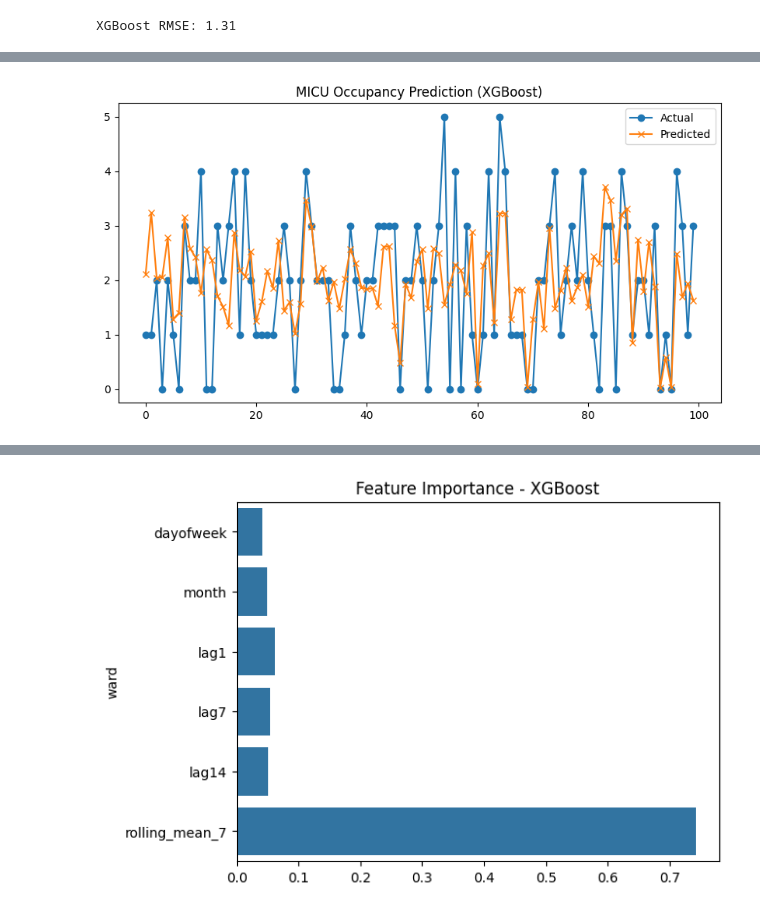
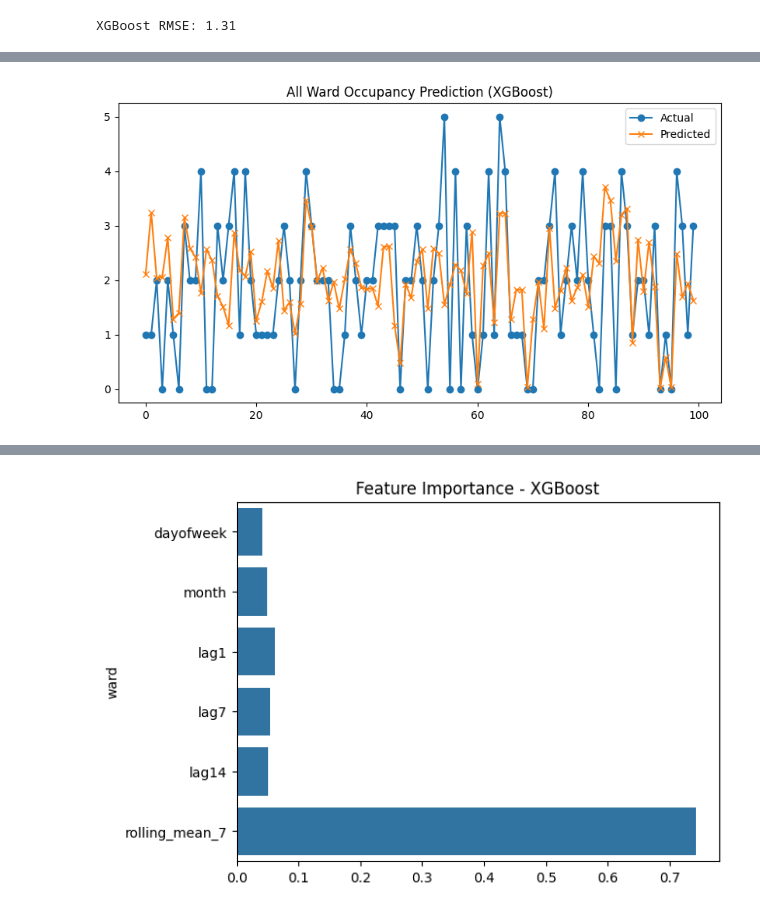
Before and after one commit to gsmanivel/sla-assignment, a Jupyter notebook: SLA_Assignment.ipynb, the cells around one changed output, grey strips where cells are left out. Drawn from its saved outputs; the diff is of its cells as text; code cells hidden in the pictures.

```diff
--- a/SLA_Assignment.ipynb
+++ b/SLA_Assignment.ipynb
@@ -511,14 +804,14 @@ XGBoost RMSE: 1.31
 # %%
 import matplotlib.pyplot as plt # Import matplotlib for plotting
 
 # Create a plot to visualize the actual vs predicted MICU occupancy for a subset of the test data
 plt.figure(figsize=(10,5)) # Set the size of the plot
 # Plot the first 100 actual values from the test set
 plt.plot(y_test.values[:100], label='Actual', marker='o')
 # Plot the first 100 predicted values from the test set
 plt.plot(y_pred[:100], label='Predicted', marker='x')
 plt.legend() # Display the legend to identify the lines
-plt.title("MICU Occupancy Prediction (XGBoost)") # Set the title of the plot
+plt.title("All Ward Occupancy Prediction (XGBoost)") # Set the title of the plot
 plt.show() # Display the plot
 # %% [output]
-[figure, old version]
+[figure, new version]
```
Also changed, not shown: parts of 36 cells of this notebook.
